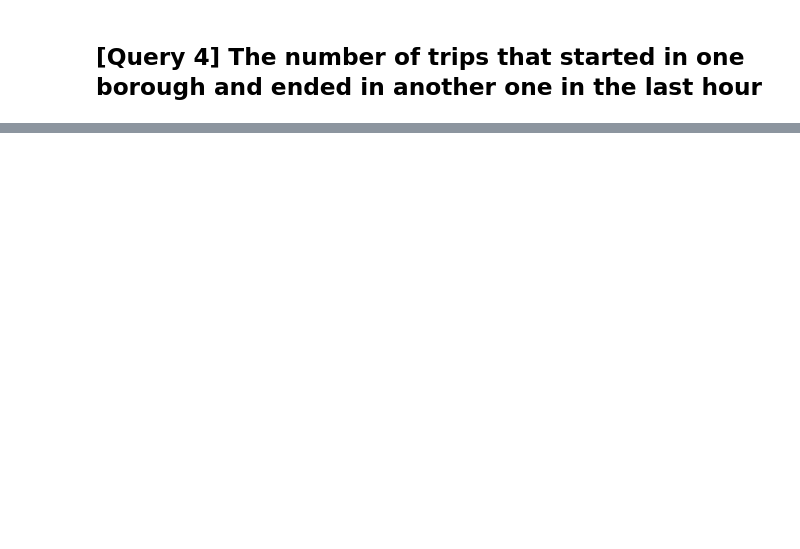
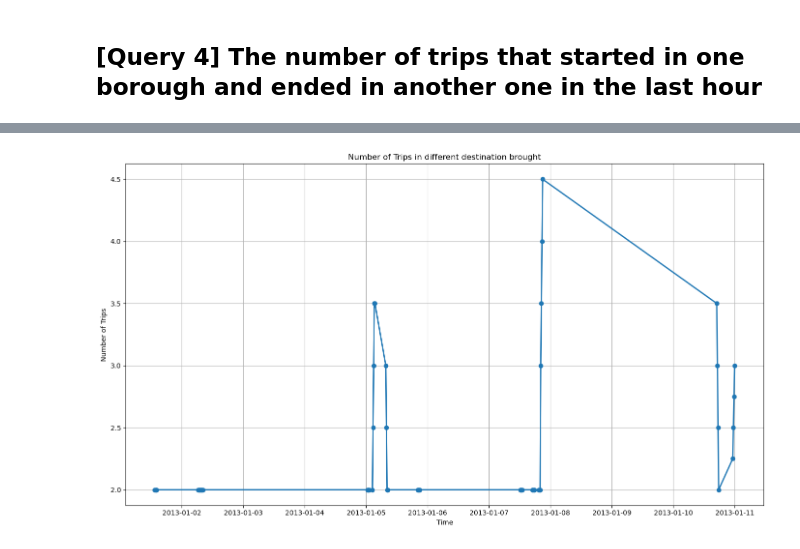
Before and after one commit to thomasabrina/Big-Data-Management-Projects, a Jupyter notebook: Analyzing New York City Taxi Data with Spark Structured Streaming/mnt/Project.ipynb, the cells around one changed output, grey strips where cells are left out. Drawn from its saved outputs; the diff is of its cells as text; code cells hidden in the pictures; blank space fills up the shorter version.

```diff
--- a/Analyzing New York City Taxi Data with Spark Structured Streaming/mnt/Project.ipynb
+++ b/Analyzing New York City Taxi Data with Spark Structured Streaming/mnt/Project.ipynb
@@ -343,2 +396,35 @@ query = trips_per_borough_per_hour.writeStream \
     .option("mergeSchema", "true") \
     .start()
+# %%
+import pandas as pd
+import matplotlib.pyplot as plt
+from delta.tables import *
+
+# Load the data from the Delta table
+def read_delta_table(path):
+    return spark.read.format("delta").load(path).toPandas()
+
+# Extract the window start time and convert it to a datetime format
+pd_fares['window_start'] = pd_fares['window'].apply(lambda x: x['start'])
+pd_fares['window_start'] = pd.to_datetime(pd_fares['window_start'])
+
+# Group by window start time and sum the number of trips
+total_trips_per_time = pd_fares.groupby('window_start')['number_of_trips'].sum().reset_index()
+
+# Apply a rolling average to smooth the line
+rolling_window_size = 4  # Adjust the window size as needed
+total_trips_per_time['smoothed_trips'] = total_trips_per_time['number_of_trips'].rolling(window=rolling_window_size, min_periods=1).mean()
+
+# Plot the number of trips per hour as a smoothed line chart
+plt.figure(figsize=(14, 8))
+plt.plot(total_trips_per_time['window_start'], total_trips_per_time['smoothed_trips'], marker='o', linestyle='-', linewidth=2)
+
+plt.xlabel('Time')
+plt.ylabel('Number of Trips')
+plt.title('Number of Trips in different destination brought')
+plt.grid(True)
+plt.tight_layout()
+
+plt.show()
+# %% [output]
+[figure, added]
```
Also changed, not shown: parts of 8 cells of this notebook, 1 other file.
